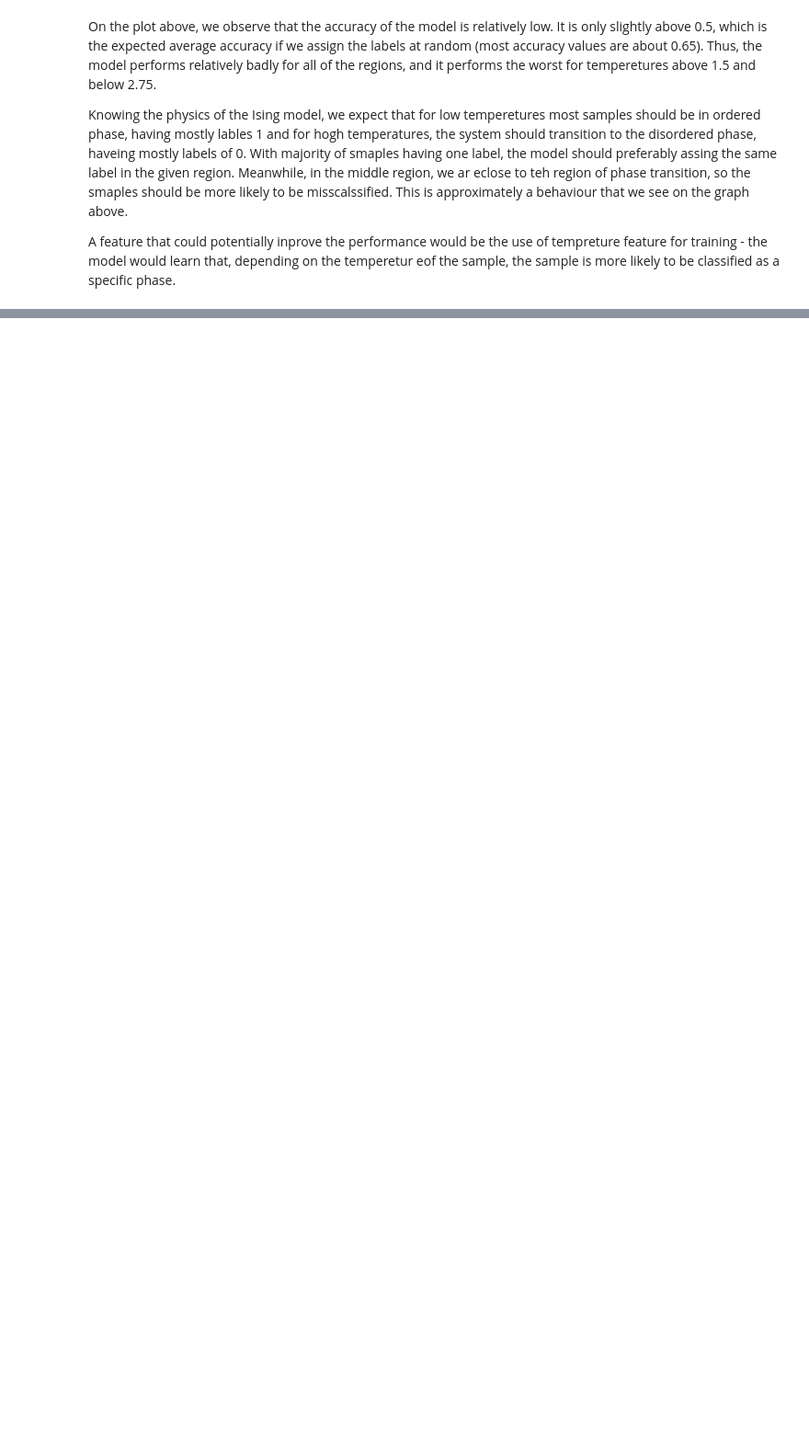
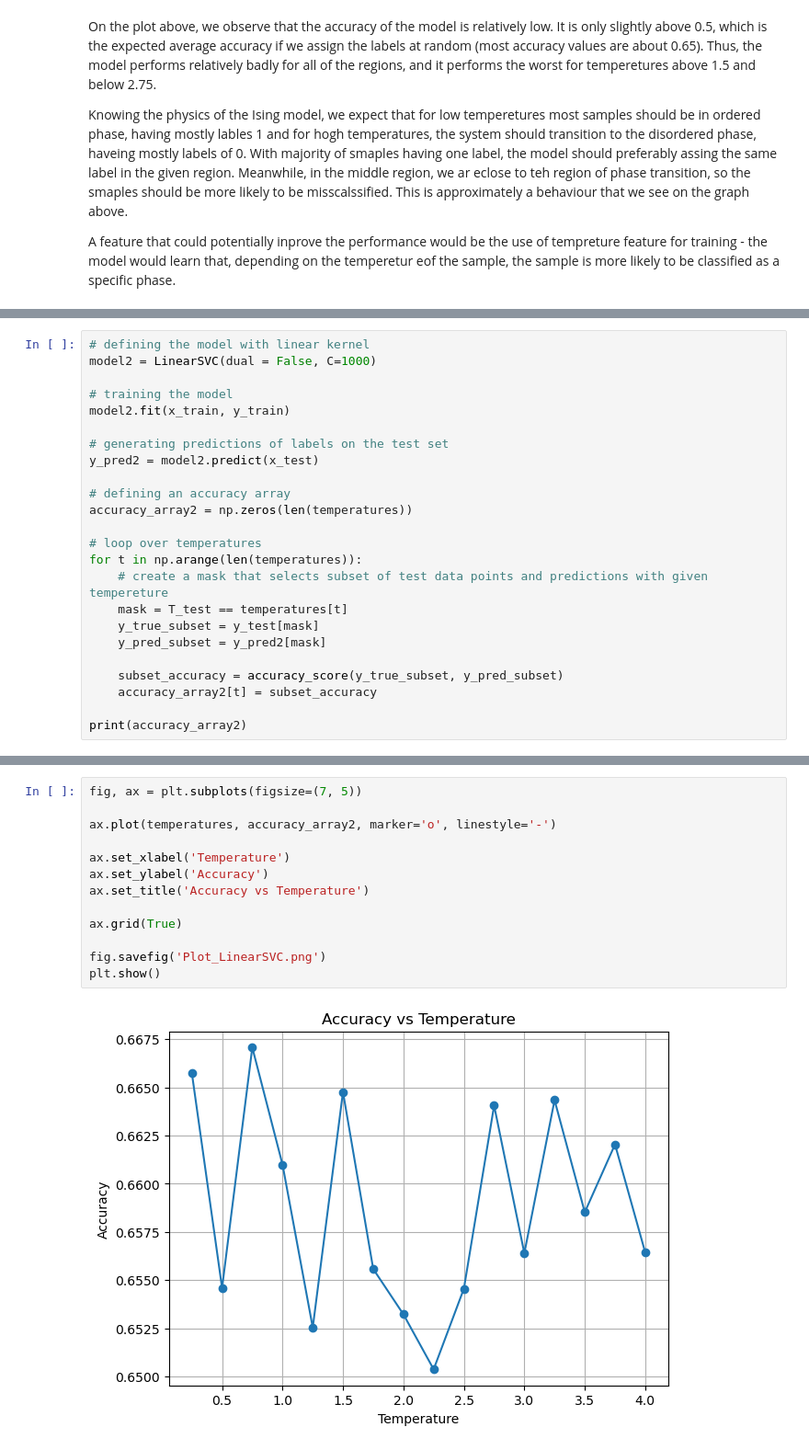
Before and after one commit to HannaKarwowska/Scientific-Machine-Learning-PSI-2026, a Jupyter notebook: Homework/My Homeworks/HW1_Hanna.ipynb, the cells around one changed output, grey strips where cells are left out. Shown at 92% size. Cells and saved outputs as stored; diff of their text form; blank space fills up the shorter version.

```diff
--- a/Homework/My Homeworks/HW1_Hanna.ipynb
+++ b/Homework/My Homeworks/HW1_Hanna.ipynb
@@ -311,0 +329,24 @@ A feature that could potentially inprove the performance would be the use of tem
+# %%
+# defining the model with linear kernel
+model2 = LinearSVC(dual = False, C=1000)
+
+# training the model
+model2.fit(x_train, y_train)
+
+# generating predictions of labels on the test set
+y_pred2 = model2.predict(x_test)
+
+# defining an accuracy array
+accuracy_array2 = np.zeros(len(temperatures))
+
+# loop over temperatures
+for t in np.arange(len(temperatures)):
+    # create a mask that selects subset of test data points and predictions with given tempereture
+    mask = T_test == temperatures[t]
+    y_true_subset = y_test[mask]
+    y_pred_subset = y_pred2[mask]
+
+    subset_accuracy = accuracy_score(y_true_subset, y_pred_subset)
+    accuracy_array2[t] = subset_accuracy
+
+print(accuracy_array2)
@@ -311,0 +357,15 @@ A feature that could potentially inprove the performance would be the use of tem
+# %%
+fig, ax = plt.subplots(figsize=(7, 5))
+
+ax.plot(temperatures, accuracy_array2, marker='o', linestyle='-')
+
+ax.set_xlabel('Temperature')
+ax.set_ylabel('Accuracy')
+ax.set_title('Accuracy vs Temperature')
+
+ax.grid(True)
+
+fig.savefig('Plot_LinearSVC.png')
+plt.show()
+# %% [output]
+[figure, added]
```
Also changed, not shown: parts of 9 cells of this notebook, 2 other files.
